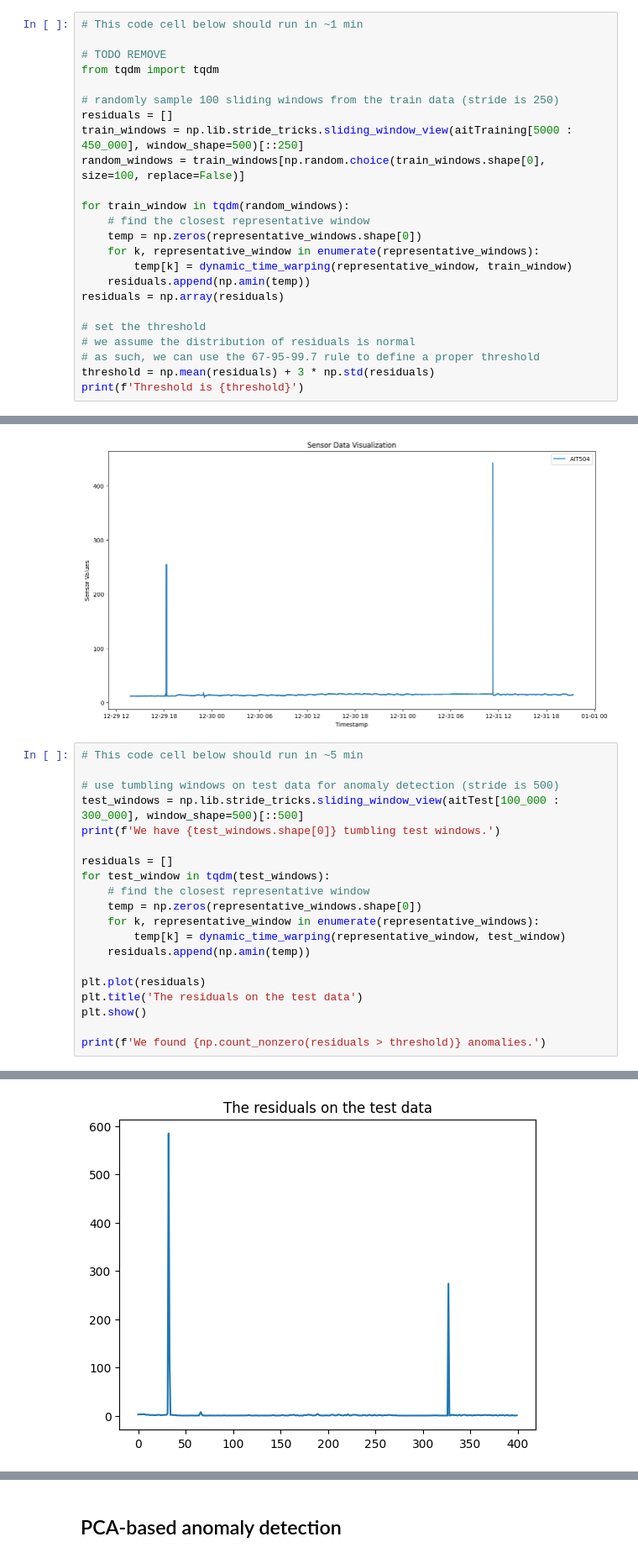
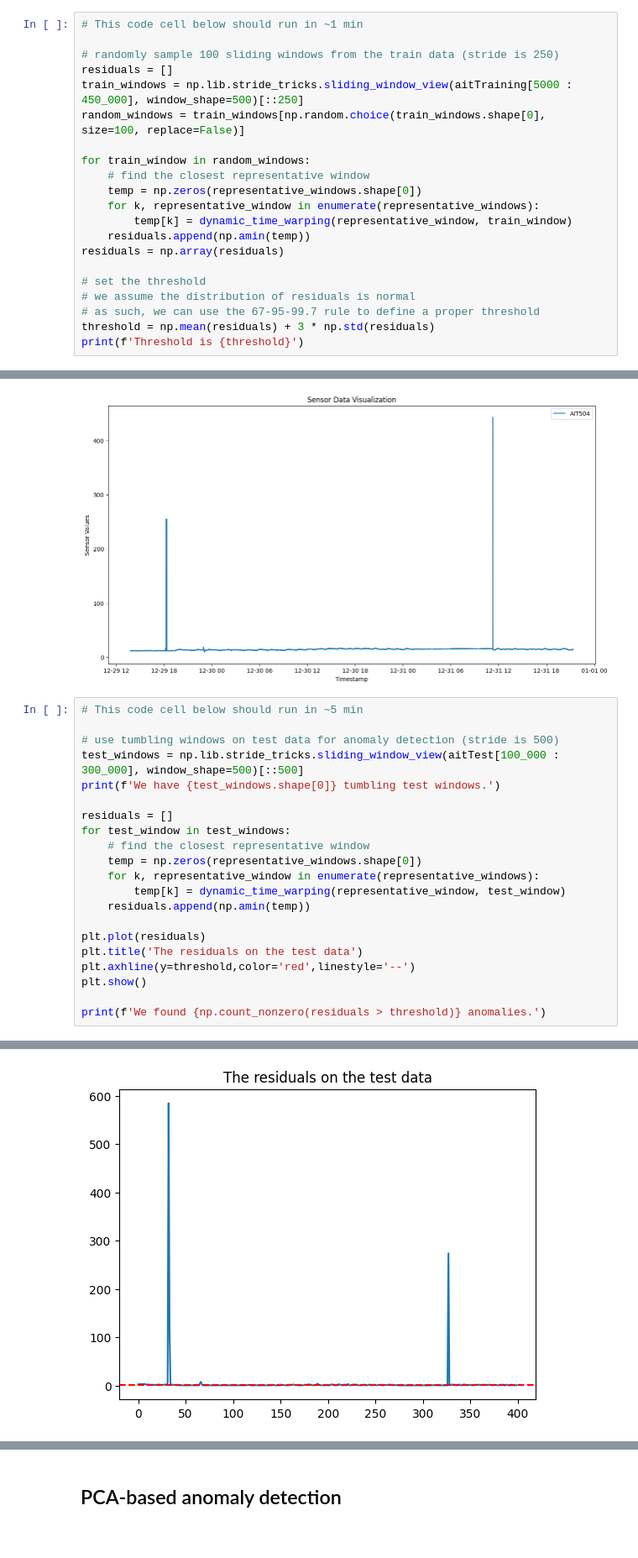
Before and after one commit to andreist3fan/vitejii-dm, a Jupyter notebook: Anomaly Detection.ipynb, the cells around one changed output, grey strips where cells are left out. Shown at 84% size. Cells and saved outputs as stored; diff of their text form.

```diff
--- a/Anomaly Detection.ipynb
+++ b/Anomaly Detection.ipynb
@@ -164,16 +164,13 @@ visualize_sensor_data(train_data, window=(436_250,436_750), sensors=['AIT504'])
 To identify anomalies in the test data, we are first setting a threshold on the residual. By setting the threshold as residual mean + 3 * standard deviation, we assume that 99.7% of the train data is normal.
 # %%
 # This code cell below should run in ~1 min
-
-# TODO REMOVE
-from tqdm import tqdm
 
 # randomly sample 100 sliding windows from the train data (stride is 250)
 residuals = []
 train_windows = np.lib.stride_tricks.sliding_window_view(aitTraining[5000 : 450_000], window_shape=500)[::250]
 random_windows = train_windows[np.random.choice(train_windows.shape[0], size=100, replace=False)]
 
-for train_window in tqdm(random_windows):
+for train_window in random_windows:
     # find the closest representative window
     temp = np.zeros(representative_windows.shape[0])
     for k, representative_window in enumerate(representative_windows):
@@ -201,23 +198,24 @@ visualize_sensor_data(test_data, window=(100_000, 300_000), sensors=['AIT504'])
 # %%
 # This code cell below should run in ~5 min
 
 # use tumbling windows on test data for anomaly detection (stride is 500)
 test_windows = np.lib.stride_tricks.sliding_window_view(aitTest[100_000 : 300_000], window_shape=500)[::500]
 print(f'We have {test_windows.shape[0]} tumbling test windows.')
 
 residuals = []
-for test_window in tqdm(test_windows):
+for test_window in test_windows:
     # find the closest representative window
     temp = np.zeros(representative_windows.shape[0])
     for k, representative_window in enumerate(representative_windows):
         temp[k] = dynamic_time_warping(representative_window, test_window)
     residuals.append(np.amin(temp))
 
 plt.plot(residuals)
 plt.title('The residuals on the test data')
+plt.axhline(y=threshold,color='red',linestyle='--')
 plt.show()
 
 print(f'We found {np.count_nonzero(residuals > threshold)} anomalies.')
 # %% [output]
 We have 400 tumbling test windows.
-[figure, old version]
+[figure, new version]
```
Also changed, not shown: parts of 14 cells of this notebook.
